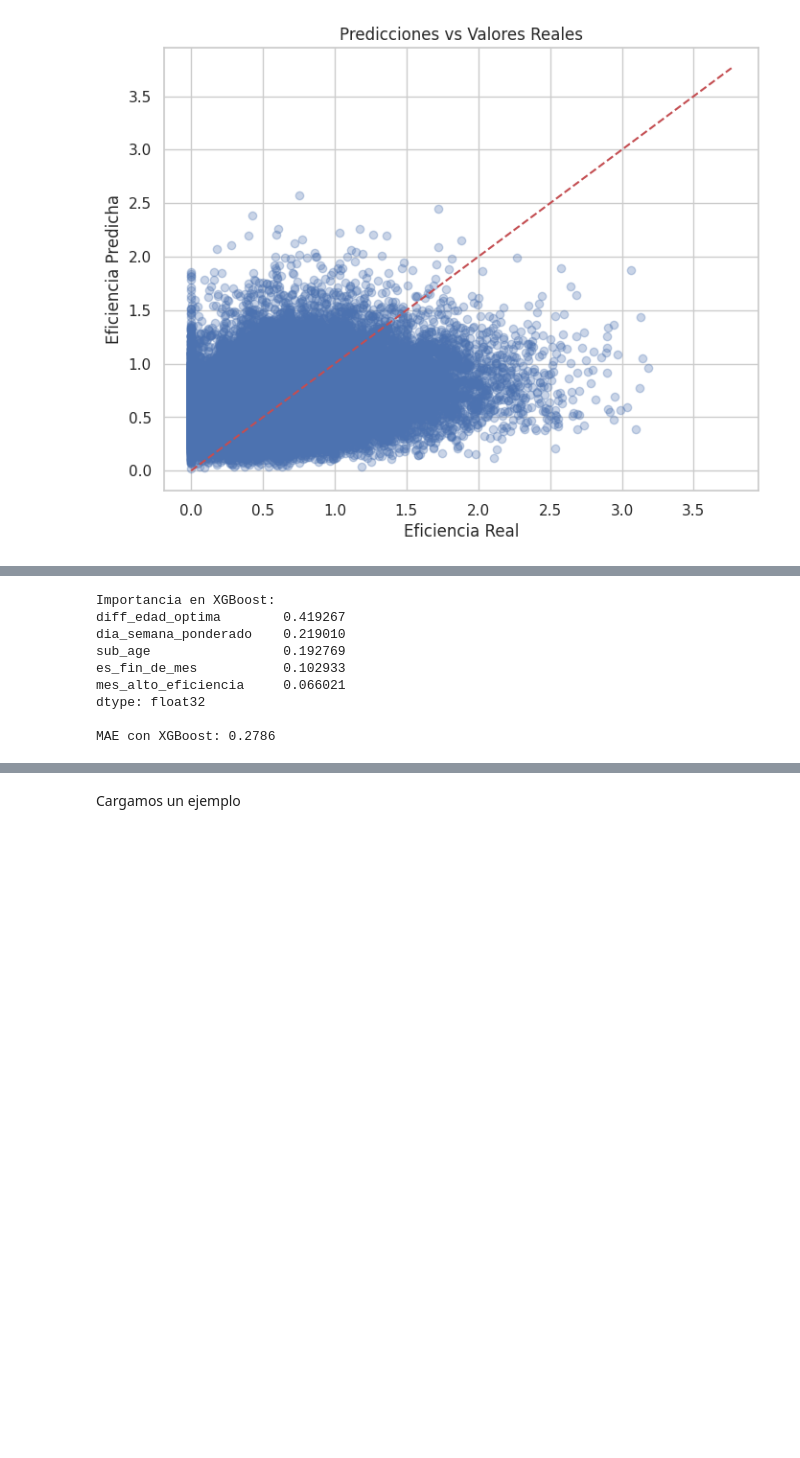
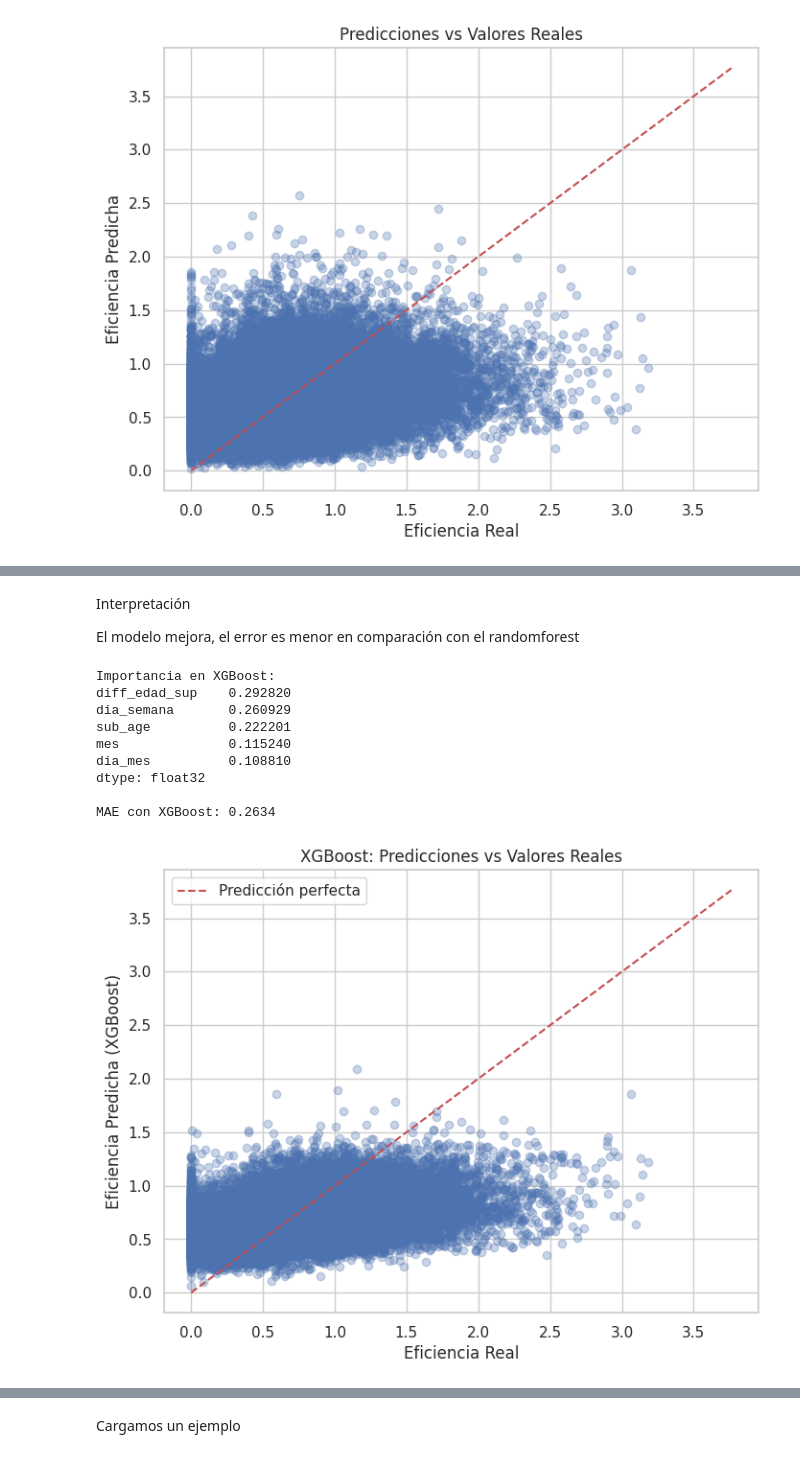
Before and after one commit to JuanAddad/analisis_dataset_3, a Jupyter notebook: analisis_dataset_3.ipynb, the cells around one changed output, grey strips where cells are left out. Cells and saved outputs as stored; diff of their text form; code cells hidden in the pictures; blank space fills up the shorter version.

```diff
--- a/analisis_dataset_3.ipynb
+++ b/analisis_dataset_3.ipynb
@@ -1279,31 +1304,48 @@ MAE: 0.2850
+# %% [markdown]
+Interpretación
+
+
+El modelo mejora, el error es menor en comparación con el randomforest
 # %%
 from xgboost import XGBRegressor
 
 model = XGBRegressor(n_estimators=100, random_state=42)
 model.fit(X_train, y_train)
 
 # Importancia de variables
 feature_importance = pd.Series(
     model.feature_importances_,
     index=features
 ).sort_values(ascending=False)
 print("\nImportancia en XGBoost:")
 print(feature_importance)
 
 # Evaluar
 y_pred = model.predict(X_test)
 mae = mean_absolute_error(y_test, y_pred)
 print(f"\nMAE con XGBoost: {mae:.4f}")
+
+
+plt.figure(figsize=(8, 6))
+plt.scatter(y_test, y_pred, alpha=0.3)
+plt.plot([y.min(), y.max()], [y.min(), y.max()], 'r--', label='Predicción perfecta')
+plt.xlabel('Eficiencia Real')
+plt.ylabel('Eficiencia Predicha (XGBoost)')
+plt.title('XGBoost: Predicciones vs Valores Reales')
+plt.legend()
+plt.grid(True)
+plt.show()
 # %% [output]
 Importancia en XGBoost:
-diff_edad_optima        0.419267
-dia_semana_ponderado    0.219010
-sub_age                 0.192769
-es_fin_de_mes           0.102933
-mes_alto_eficiencia     0.066021
+diff_edad_sup    0.292820
+dia_semana       0.260929
+sub_age          0.222201
+mes              0.115240
+dia_mes          0.108810
 dtype: float32
 
-MAE con XGBoost: 0.2786
+MAE con XGBoost: 0.2634
+[figure, added]
 # %% [markdown]
 Interpretación
 
```
Also changed, not shown: parts of 11 cells of this notebook.
